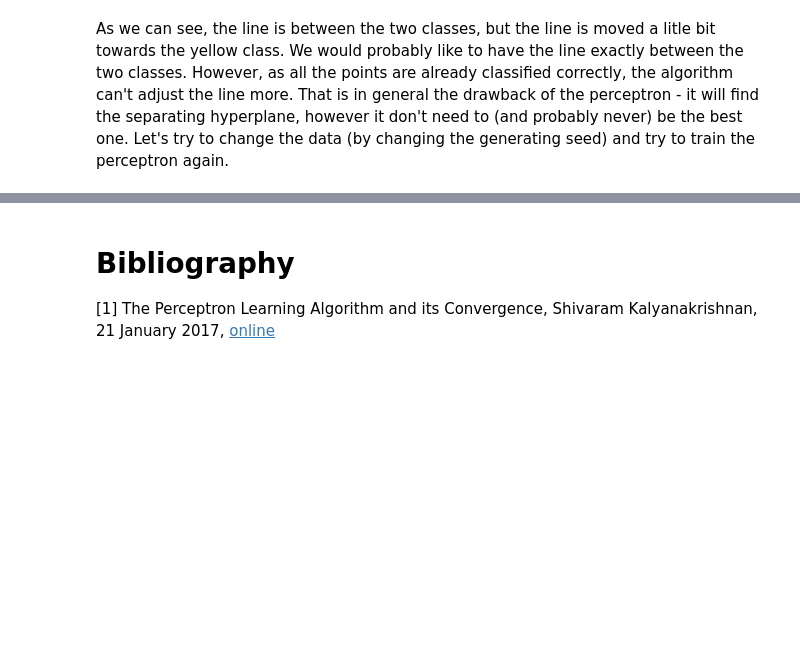
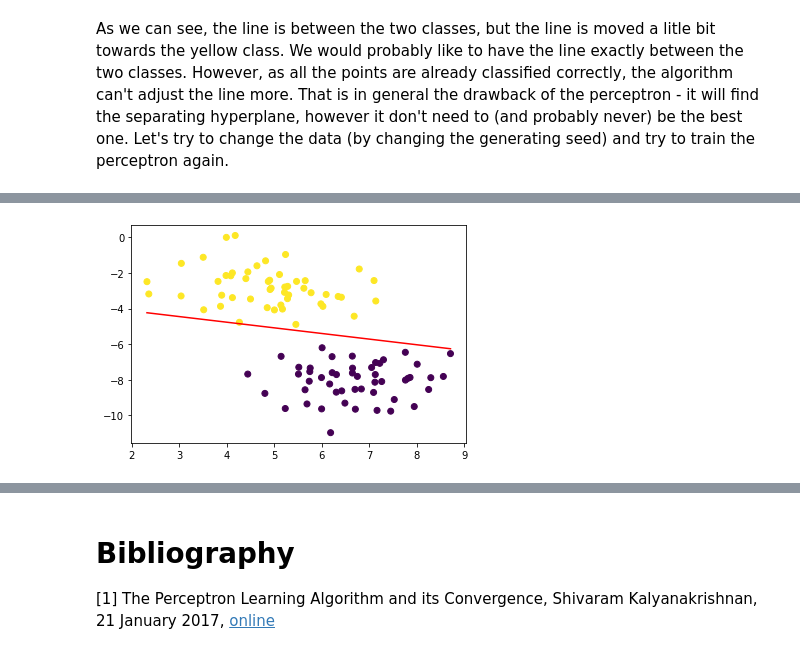
Before and after one commit to PatrikValkovic/neural-networks-step-by-step, a Jupyter notebook: 01-perceptron.ipynb, the cells around one changed output, grey strips where cells are left out. Saved outputs shown, nothing was run; the diff lists cells and outputs as text; code cells hidden in the pictures; blank space fills up the shorter version.

```diff
--- a/01-perceptron.ipynb
+++ b/01-perceptron.ipynb
@@ -157,0 +306,31 @@ plt.plot(
+# %%
+# PERCEPTRON TRAINING
+# Initialize the weights
+weights = np.random.RandomState(42).uniform(-2, 2, 2)
+bias = 0
+
+# Iterate until convergence
+old_weights = None
+old_bias = None
+while (weights != old_weights).any() or bias != old_bias:
+    old_weights = weights
+    old_bias = bias
+
+    # for every instance in the data
+    for instance, target in zip(data, classes):
+        # predict the output of the perceptron
+        prediction = sign(instance @ weights + bias)
+        # update the weights
+        weights = weights + (target - prediction) * instance
+        bias = bias + (target - prediction)
+
+# plot
+slope = - weights[0] / weights[1]
+plt.scatter(data[:,0], data[:,1], c=classes)
+plt.plot(
+    [data.min(axis=0)[0], data.max(0)[0]],
+    [slope * data.min(axis=0)[0] - bias / weights[1], slope * data.max(axis=0)[0] - bias / weights[1]],
+    c='r')
+plt.show()
+# %% [output]
+[figure, added]
```
Also changed, not shown: parts of 22 cells of this notebook.
